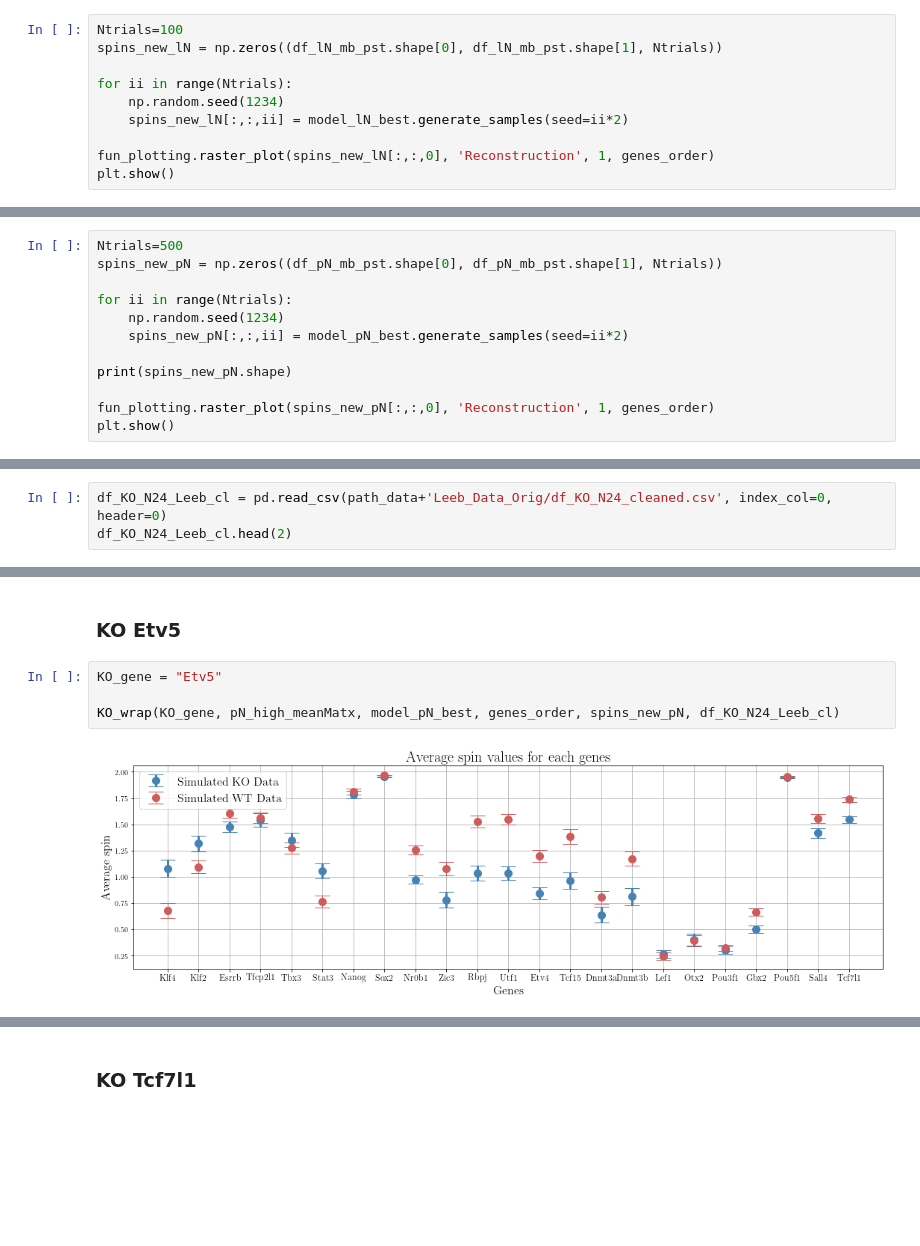
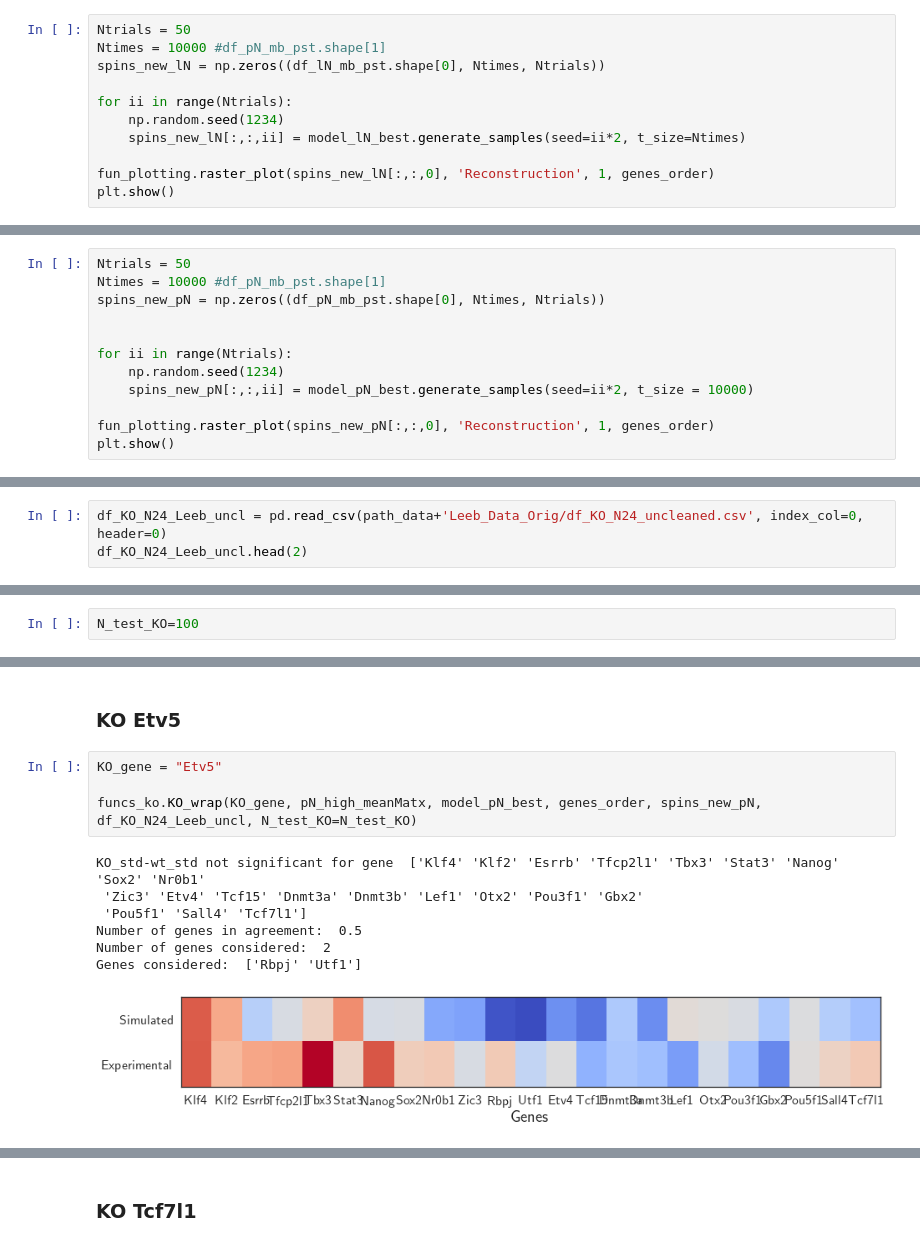
Before and after one commit to CleliaCorridori/GRN_Inference_CODE, a Jupyter notebook: Models_Evaluation.ipynb, the cells around one changed output, grey strips where cells are left out. Saved outputs shown, nothing was run; the diff lists cells and outputs as text; blank space fills up the shorter version.

```diff
--- a/Models_Evaluation.ipynb
+++ b/Models_Evaluation.ipynb
@@ -447,12 +455,13 @@ TP ints values:
 # %% [markdown]
 ### Generating Data
 # %%
-Ntrials=100
-spins_new_lN = np.zeros((df_lN_mb_pst.shape[0], df_lN_mb_pst.shape[1], Ntrials))
+Ntrials = 50
+Ntimes = 10000 #df_pN_mb_pst.shape[1]
+spins_new_lN = np.zeros((df_lN_mb_pst.shape[0], Ntimes, Ntrials))
 
 for ii in range(Ntrials):
     np.random.seed(1234)
-    spins_new_lN[:,:,ii] = model_lN_best.generate_samples(seed=ii*2)
+    spins_new_lN[:,:,ii] = model_lN_best.generate_samples(seed=ii*2, t_size=Ntimes)
 
 fun_plotting.raster_plot(spins_new_lN[:,:,0], 'Reconstruction', 1, genes_order)
 plt.show()
@@ -679,14 +705,14 @@ TP ints values:
 # %% [markdown]
 ### Generating Data
 # %%
-Ntrials=500
-spins_new_pN = np.zeros((df_pN_mb_pst.shape[0], df_pN_mb_pst.shape[1], Ntrials))
+Ntrials = 50
+Ntimes = 10000 #df_pN_mb_pst.shape[1]
+spins_new_pN = np.zeros((df_pN_mb_pst.shape[0], Ntimes, Ntrials))
+
 
 for ii in range(Ntrials):
     np.random.seed(1234)
-    spins_new_pN[:,:,ii] = model_pN_best.generate_samples(seed=ii*2)
-
-print(spins_new_pN.shape)
+    spins_new_pN[:,:,ii] = model_pN_best.generate_samples(seed=ii*2, t_size = 10000)
 
 fun_plotting.raster_plot(spins_new_pN[:,:,0], 'Reconstruction', 1, genes_order)
 plt.show()
@@ -878,7 +912,7 @@ thr_KO = thr_KO_Leeb
 # %% [markdown]
 ### Leeb data
 # %%
-df_KO_N24_Leeb_cl = pd.read_csv(path_data+'Leeb_Data_Orig/df_KO_N24_cleaned.csv', index_col=0, header=0)
-df_KO_N24_Leeb_cl.head(2)
+df_KO_N24_Leeb_uncl = pd.read_csv(path_data+'Leeb_Data_Orig/df_KO_N24_uncleaned.csv', index_col=0, header=0)
+df_KO_N24_Leeb_uncl.head(2)
 # %% [output]
 |  | Rbpj | Etv5 | Tcf7l1 |
@@ -887,4 +950,6 @@ df_KO_N24_Leeb_cl.head(2)
 # %% [markdown]
 ## PsiNorm
+# %%
+N_test_KO=100
 # %% [markdown]
 ### KO Rbpj
@@ -984,6 +970,12 @@ Genes considered:  ['Klf4' 'Tbx3' 'Dnmt3b']
 # %%
 KO_gene = "Etv5"
 
-KO_wrap(KO_gene, pN_high_meanMatx, model_pN_best, genes_order, spins_new_pN, df_KO_N24_Leeb_cl)
+funcs_ko.KO_wrap(KO_gene, pN_high_meanMatx, model_pN_best, genes_order, spins_new_pN, df_KO_N24_Leeb_uncl, N_test_KO=N_test_KO)
 # %% [output]
+KO_std-wt_std not significant for gene  ['Klf4' 'Klf2' 'Esrrb' 'Tfcp2l1' 'Tbx3' 'Stat3' 'Nanog' 'Sox2' 'Nr0b1'
+ 'Zic3' 'Etv4' 'Tcf15' 'Dnmt3a' 'Dnmt3b' 'Lef1' 'Otx2' 'Pou3f1' 'Gbx2'
+ 'Pou5f1' 'Sall4' 'Tcf7l1']
+Number of genes in agreement:  0.5
+Number of genes considered:  2
+Genes considered:  ['Rbpj' 'Utf1']
-[figure, old version]
+[figure, new version]
```
Also changed, not shown: parts of 83 cells of this notebook, 7 other files.
